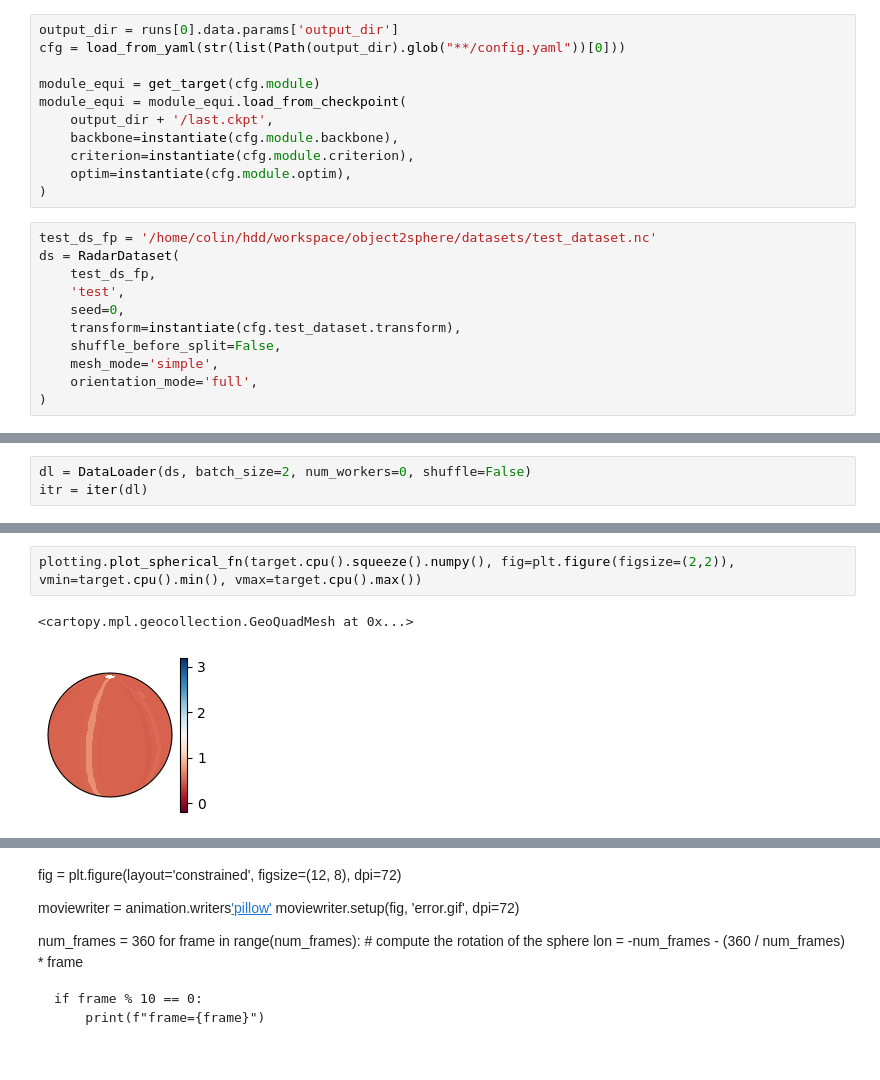
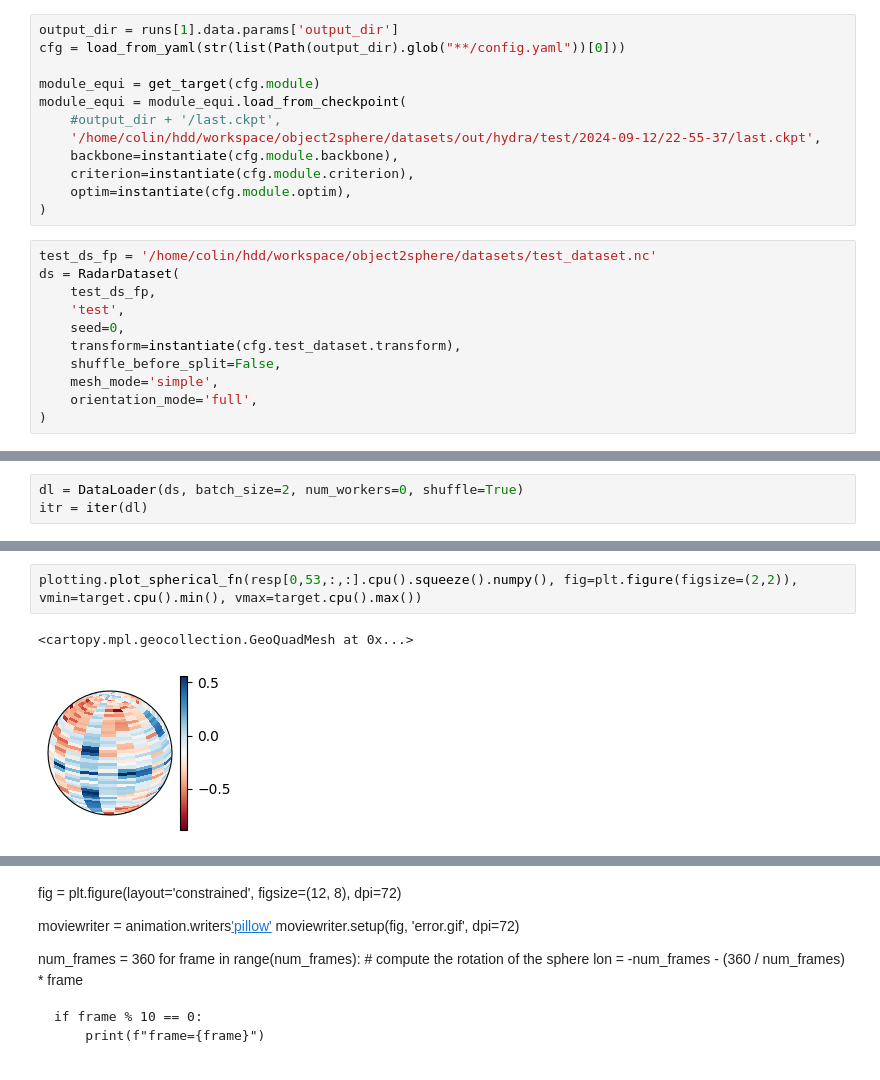
Before and after one commit to ColinKohler/geometry2sphere, a Jupyter notebook: notebooks/eval.ipynb, the cells around one changed output, grey strips where cells are left out. Drawn from its saved outputs; the diff is of its cells as text.

```diff
--- a/notebooks/eval.ipynb
+++ b/notebooks/eval.ipynb
@@ -22,12 +22,13 @@ runs = MlflowClient().search_runs(
     experiment_ids="296464738904891211",
 )
 # %%
-output_dir = runs[0].data.params['output_dir']
+output_dir = runs[1].data.params['output_dir']
 cfg = load_from_yaml(str(list(Path(output_dir).glob("**/config.yaml"))[0]))
 
 module_equi = get_target(cfg.module)
 module_equi = module_equi.load_from_checkpoint(
-    output_dir + '/last.ckpt',
+    #output_dir + '/last.ckpt',
+    '/home/colin/hdd/workspace/object2sphere/datasets/out/hydra/test/2024-09-12/22-55-37/last.ckpt',
     backbone=instantiate(cfg.module.backbone),
     criterion=instantiate(cfg.module.criterion),
     optim=instantiate(cfg.module.optim),
@@ -50,5 +47,5 @@ cfg.test_dataset.transform
 # %%
-dl = DataLoader(ds, batch_size=2, num_workers=0, shuffle=False)
+dl = DataLoader(ds, batch_size=2, num_workers=0, shuffle=True)
 itr = iter(dl)
 # %%
 mesh, resp  = next(itr)
@@ -102,8 +94,8 @@ frame=80
 # %%
-plotting.plot_spherical_fn(target.cpu().squeeze().numpy(), fig=plt.figure(figsize=(2,2)), vmin=target.cpu().min(), vmax=target.cpu().max())
+plotting.plot_spherical_fn(resp[0,53,:,:].cpu().squeeze().numpy(), fig=plt.figure(figsize=(2,2)), vmin=target.cpu().min(), vmax=target.cpu().max())
 # %% [output]
 <cartopy.mpl.geocollection.GeoQuadMesh at 0x...>
-[figure, old version]
+[figure, new version]
 # %%
 fig = plt.figure(layout='constrained', figsize=(12, 8), dpi=72)
 
```
Also changed, not shown: parts of 11 cells of this notebook, 6 other files.
